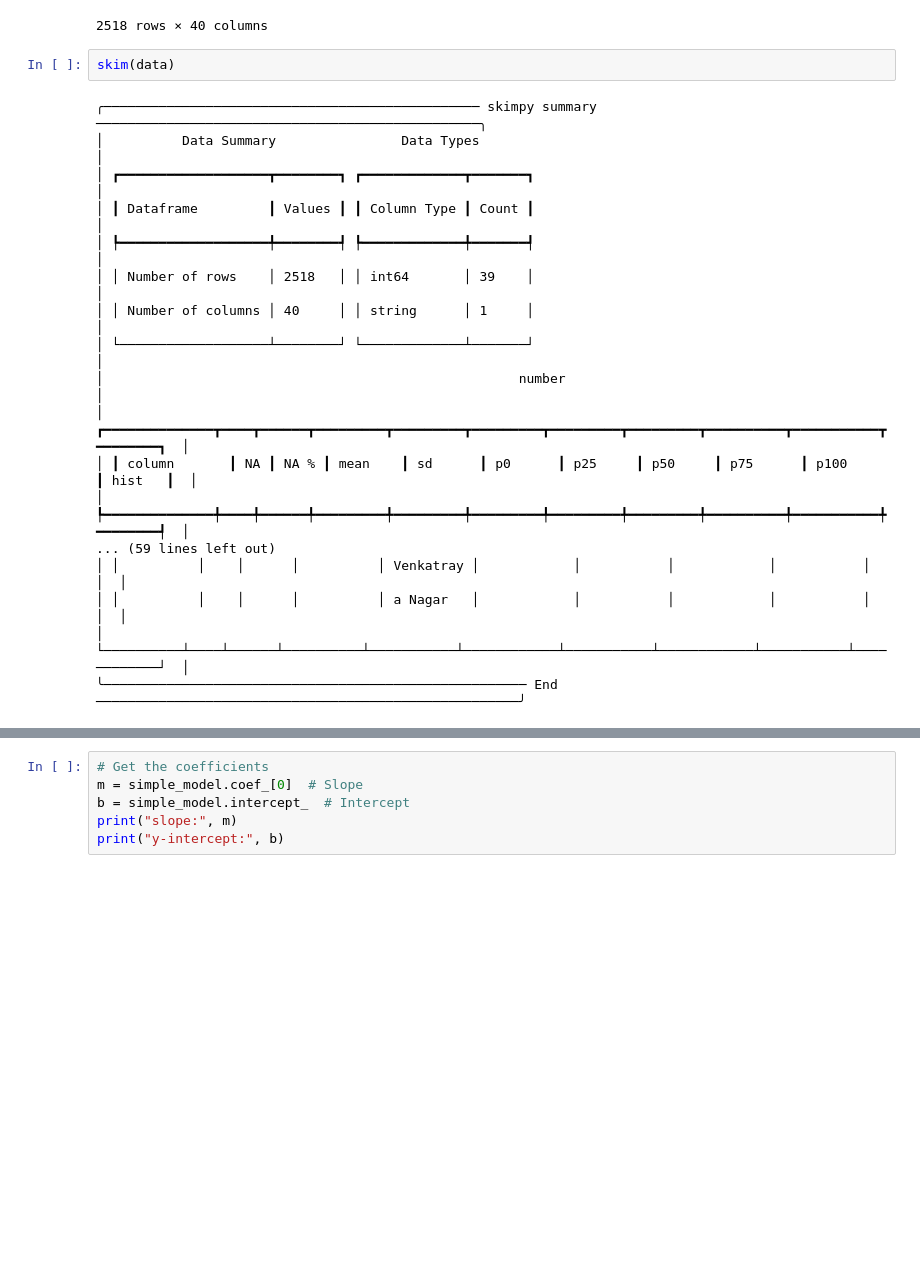
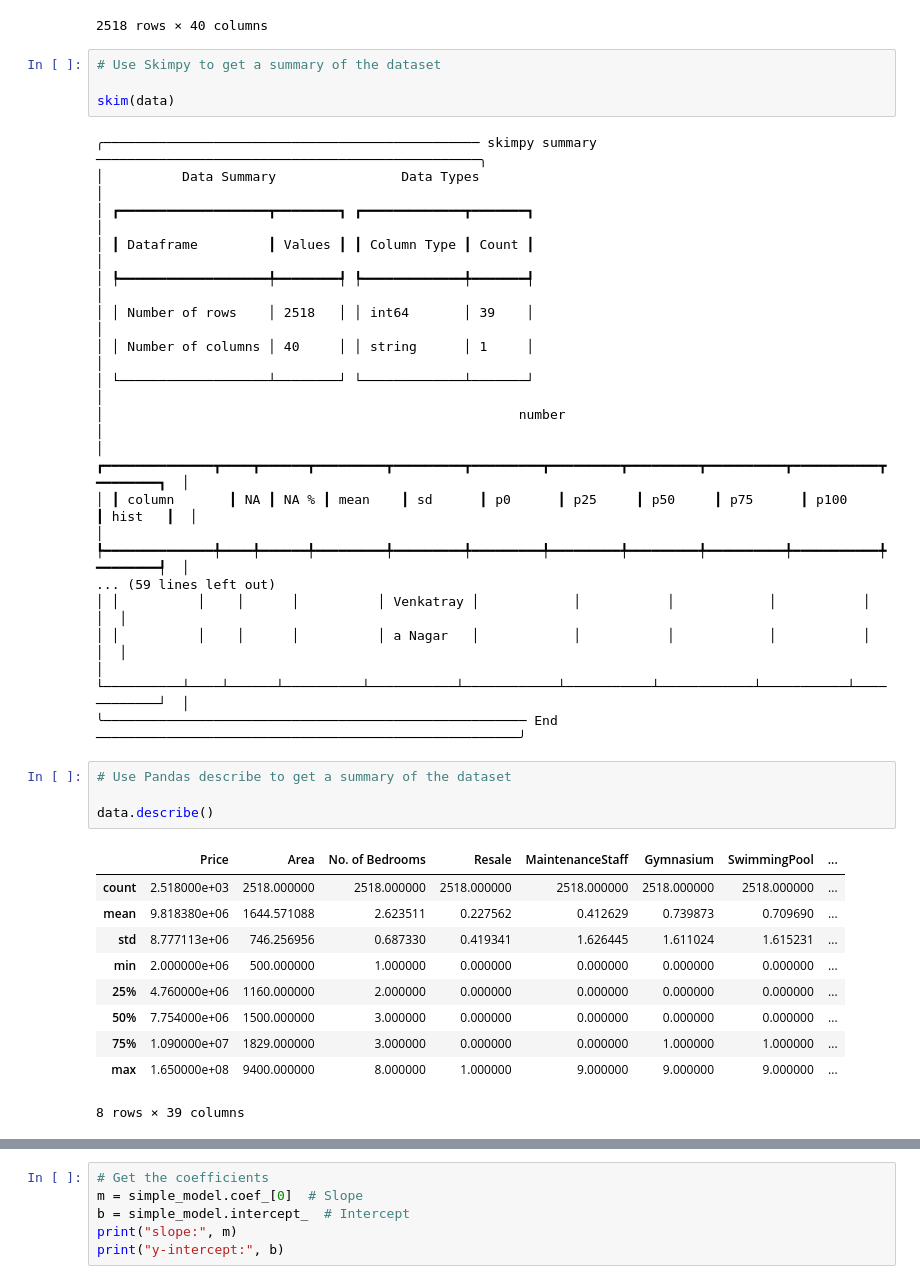
Before and after one commit to nata11/icm-csdi-ml-dl-course, a Jupyter notebook: session03/03-House_price_predictions.ipynb, the cells around one changed output, grey strips where cells are left out. Drawn from its saved outputs; the diff is of its cells as text; blank space fills up the shorter version.

```diff
--- a/session03/03-House_price_predictions.ipynb
+++ b/session03/03-House_price_predictions.ipynb
@@ -30,6 +30,8 @@ data
 | 2517 | 10400000 | 1805 | Narsingi | 3 | 0 | 9 | 9 | 9 | ... |
 2518 rows × 40 columns
 # %%
+# Use Skimpy to get a summary of the dataset
+
 skim(data)
 # %% [output]
 ╭──────────────────────────────────────────────── skimpy summary ─────────────────────────────────────────────────╮
@@ -49,4 +51,19 @@ skim(data)
 │ │          │    │      │          │ a Nagar   │            │           │            │           │            │  │
 │ └──────────┴────┴──────┴──────────┴───────────┴────────────┴───────────┴────────────┴───────────┴────────────┘  │
 ╰────────────────────────────────────────────────────── End ──────────────────────────────────────────────────────╯
+# %%
+# Use Pandas describe to get a summary of the dataset
+
+data.describe()
+# %% [output]
+|  | Price | Area | No. of Bedrooms | Resale | MaintenanceStaff | Gymnasium | SwimmingPool | ... |
+| count | 2.518000e+03 | 2518.000000 | 2518.000000 | 2518.000000 | 2518.000000 | 2518.000000 | 2518.000000 | ... |
+| mean | 9.818380e+06 | 1644.571088 | 2.623511 | 0.227562 | 0.412629 | 0.739873 | 0.709690 | ... |
+| std | 8.777113e+06 | 746.256956 | 0.687330 | 0.419341 | 1.626445 | 1.611024 | 1.615231 | ... |
+| min | 2.000000e+06 | 500.000000 | 1.000000 | 0.000000 | 0.000000 | 0.000000 | 0.000000 | ... |
+| 25% | 4.760000e+06 | 1160.000000 | 2.000000 | 0.000000 | 0.000000 | 0.000000 | 0.000000 | ... |
+| 50% | 7.754000e+06 | 1500.000000 | 3.000000 | 0.000000 | 0.000000 | 0.000000 | 0.000000 | ... |
+| 75% | 1.090000e+07 | 1829.000000 | 3.000000 | 0.000000 | 0.000000 | 1.000000 | 1.000000 | ... |
+| max | 1.650000e+08 | 9400.000000 | 8.000000 | 1.000000 | 9.000000 | 9.000000 | 9.000000 | ... |
+8 rows × 39 columns
 # %%
```
Also changed, not shown: parts of 20 cells of this notebook, 1 other file.
